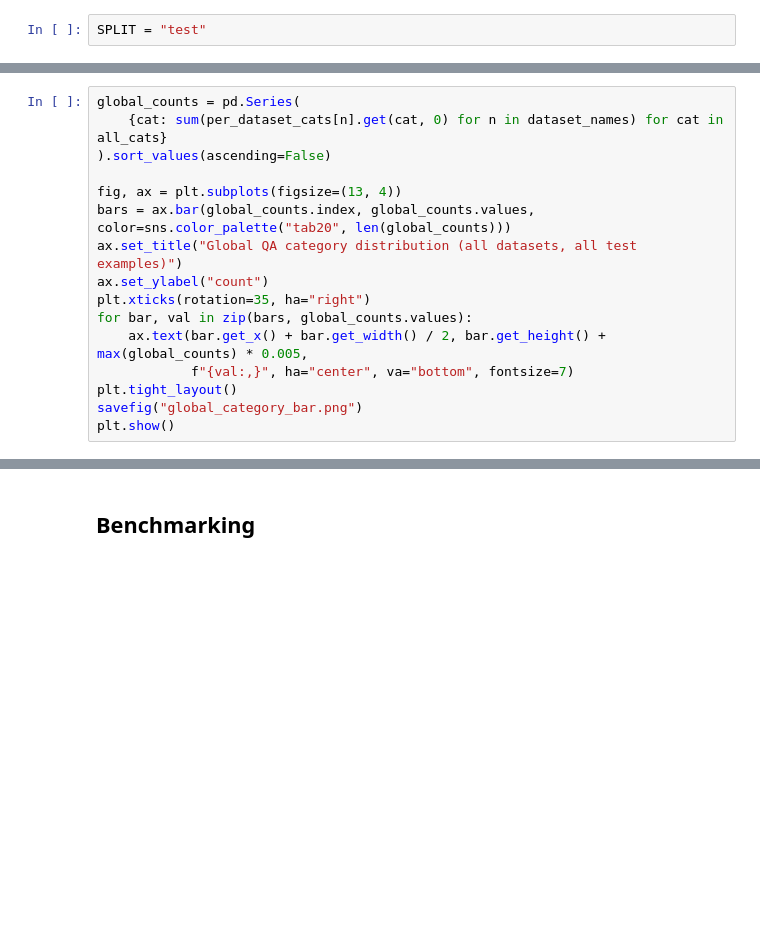
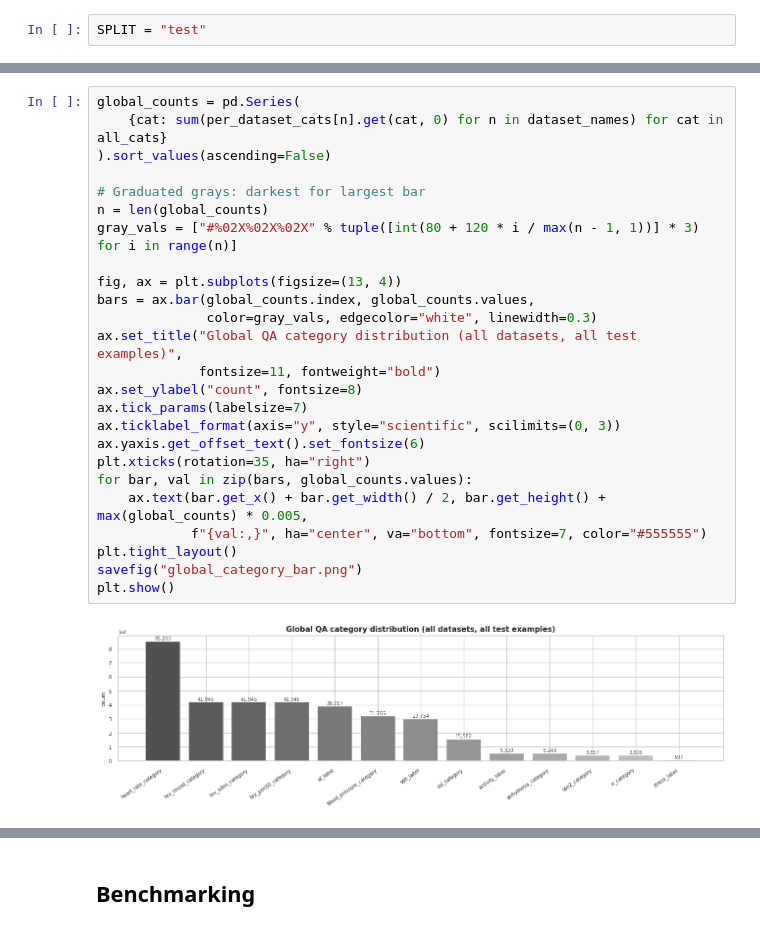
Before and after one commit to manhph2211/PulseLM, a Jupyter notebook: pulselm.ipynb, the cells around one changed output, grey strips where cells are left out. Drawn from its saved outputs; the diff is of its cells as text; blank space fills up the shorter version.

```diff
--- a/pulselm.ipynb
+++ b/pulselm.ipynb
@@ -132,19 +177,30 @@ plt.show()
 # %%
 global_counts = pd.Series(
     {cat: sum(per_dataset_cats[n].get(cat, 0) for n in dataset_names) for cat in all_cats}
 ).sort_values(ascending=False)
 
+# Graduated grays: darkest for largest bar
+n = len(global_counts)
+gray_vals = ["#%02X%02X%02X" % tuple([int(80 + 120 * i / max(n - 1, 1))] * 3) for i in range(n)]
+
 fig, ax = plt.subplots(figsize=(13, 4))
-bars = ax.bar(global_counts.index, global_counts.values, color=sns.color_palette("tab20", len(global_counts)))
-ax.set_title("Global QA category distribution (all datasets, all test examples)")
-ax.set_ylabel("count")
+bars = ax.bar(global_counts.index, global_counts.values,
+              color=gray_vals, edgecolor="white", linewidth=0.3)
+ax.set_title("Global QA category distribution (all datasets, all test examples)",
+             fontsize=11, fontweight="bold")
+ax.set_ylabel("count", fontsize=8)
+ax.tick_params(labelsize=7)
+ax.ticklabel_format(axis="y", style="scientific", scilimits=(0, 3))
+ax.yaxis.get_offset_text().set_fontsize(6)
 plt.xticks(rotation=35, ha="right")
 for bar, val in zip(bars, global_counts.values):
     ax.text(bar.get_x() + bar.get_width() / 2, bar.get_height() + max(global_counts) * 0.005,
-            f"{val:,}", ha="center", va="bottom", fontsize=7)
+            f"{val:,}", ha="center", va="bottom", fontsize=7, color="#555555")
 plt.tight_layout()
 savefig("global_category_bar.png")
 plt.show()
+# %% [output]
+[figure, added]
 # %%
 ncols = 4
 nrows = int(np.ceil(len(all_cats) / ncols))
```
Also changed, not shown: parts of 12 cells of this notebook, 10 other files.
